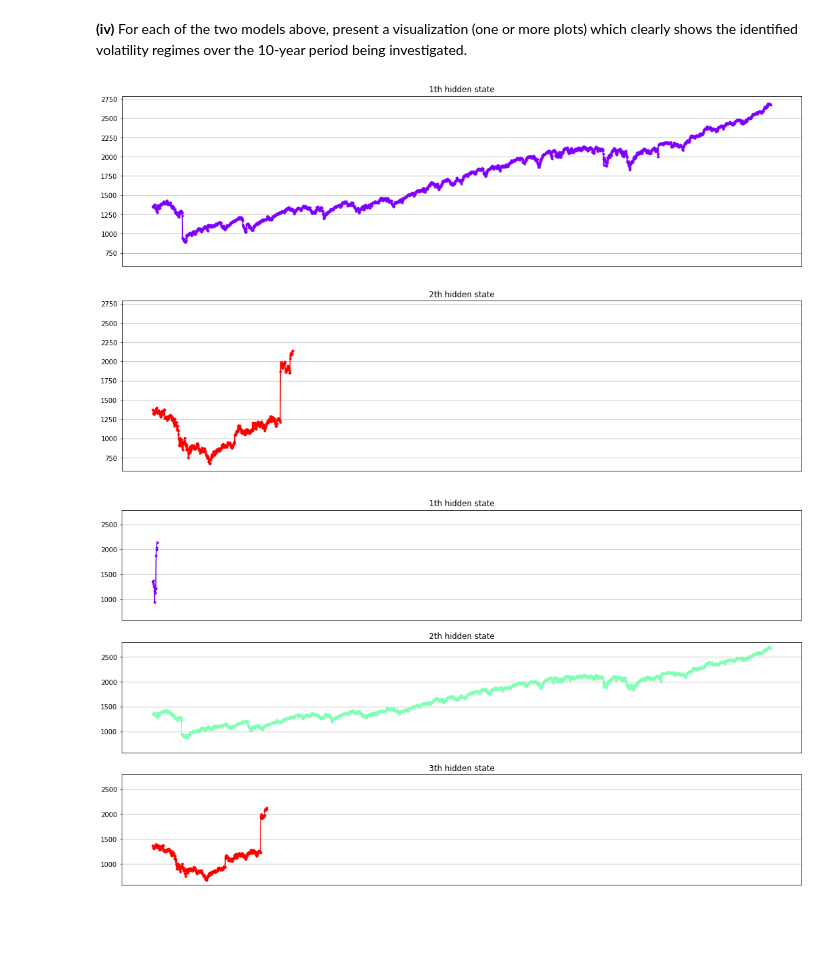
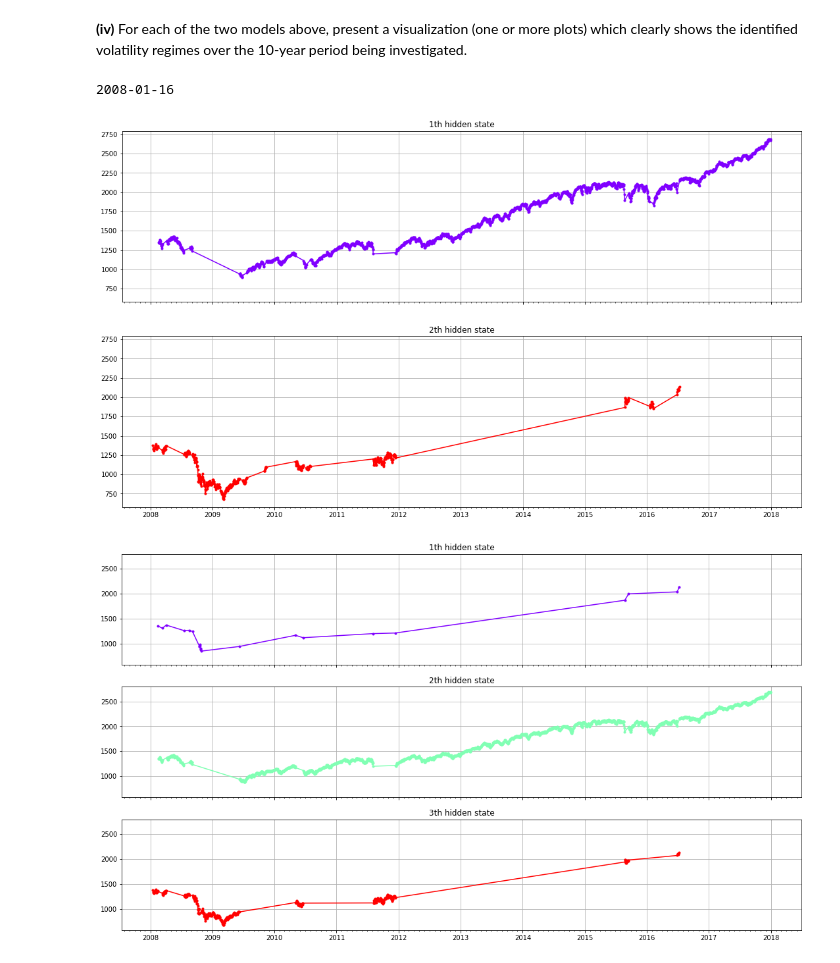
Before and after one commit to achmand/ari5122_assignment, a Jupyter notebook: src/fintech_part_2.ipynb, the cells around one changed output. Drawn from its saved outputs; the diff is of its cells as text; code cells hidden in the pictures; blank space fills up the shorter version.

```diff
--- a/src/fintech_part_2.ipynb
+++ b/src/fintech_part_2.ipynb
@@ -381,29 +381,30 @@ Emissions Matrix:
 <b>(iv)</b> For each of the two models above, present a visualization (one or more plots) which clearly shows the identified volatility regimes over the 10-year period being investigated.
 # %%
 # plotting the volatility grouped by regime
-close_prices = sp_prices["Adj Close"]
-dates = sp_prices[const.COL_DATE]
+close_prices = sp_prices[const.COL_ADJ_CLOSE].values
+dates = sp_prices[const.COL_DATE].values.astype(np.datetime64)
 
 # plot for model A (2 states)
 fig, axs = plt.subplots(model_a.n_components, sharex=True, sharey=True)
 fig.set_size_inches(18.5,10.5)
 
 colours = cm.rainbow(np.linspace(0,1, model_a.n_components))
 for i, (ax, colour) in enumerate(zip(axs, colours)):
 
     mask = hidden_states_a == i
     ax.plot_date(dates[mask], close_prices[mask],".-", c=colour)
     ax.set_title("{}th hidden state".format(i + 1))
 
     # format the ticks
     ax.xaxis.set_major_locator(YearLocator())
     ax.xaxis.set_minor_locator(MonthLocator())
 
     ax.grid(True)
 
 plt.show()
 # %% [output]
+2008-01-16
-[figure, old version]
+[figure, new version]
 # %%
 # plot for model B (3 states)
 fig, axs = plt.subplots(model_b.n_components, sharex=True, sharey=True)
@@ -424,4 +425,4 @@ for i, (ax, colour) in enumerate(zip(axs, colours)):
 
 plt.show()
 # %% [output]
-[figure, old version]
+[figure, new version]
```
Also changed, not shown: parts of 3 cells of this notebook, 4 other files.
